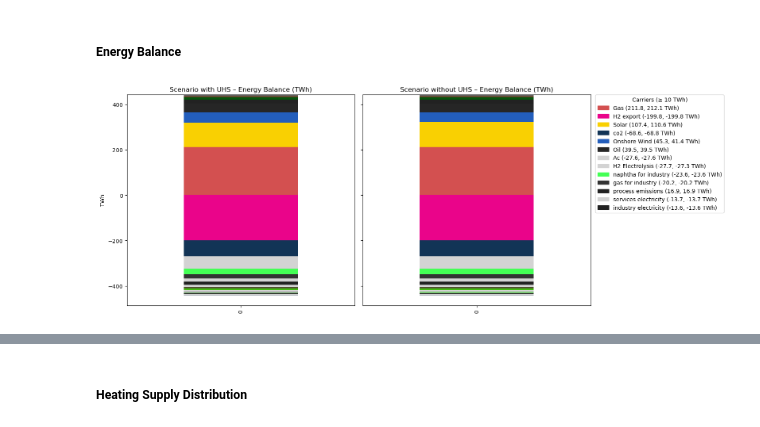
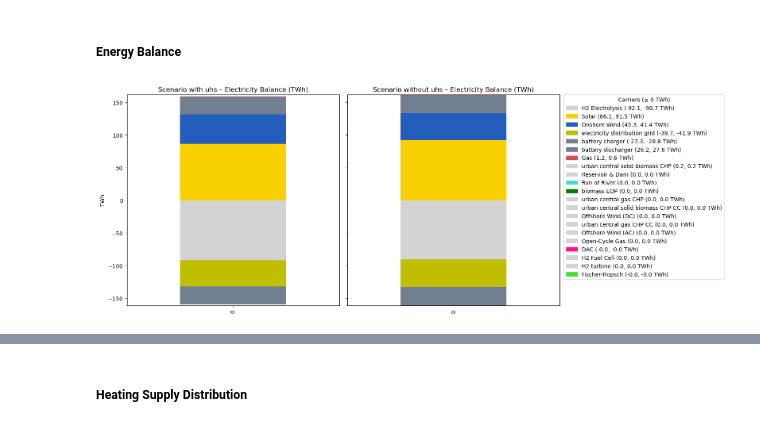
Before and after one commit to doneachh/undergroundstorage, a Jupyter notebook: workflow/notebooks/graphics.ipynb, the cells around one changed output, grey strips where cells are left out. Saved outputs shown, nothing was run; the diff lists cells and outputs as text; code cells hidden in the pictures.

Commit message:
graphics update

```diff
--- a/workflow/notebooks/graphics.ipynb
+++ b/workflow/notebooks/graphics.ipynb
@@ -1197,8 +1198,8 @@ plt.show()
 # =========================
 # User-adjustable threshold
 # =========================
-THRESHOLD_TWH = 0.1   # hide carriers with |value| < 0.1 TWh in BOTH scenarios
-LEGEND_THRESHOLD_TWH = 10  # show only carriers >= 10 TWh in legend
+THRESHOLD_TWH = 0   # hide carriers with |value| < 0.1 TWh in BOTH scenarios
+LEGEND_THRESHOLD_TWH = 0  # show only carriers >= 10 TWh in legend
 
 def compute_energy_balance(n: pypsa.Network) -> pd.Series:
     rename_cols = {
@@ -1209,7 +1210,7 @@ def compute_energy_balance(n: pypsa.Network) -> pd.Series:
     # Aggregate energy balance by carrier and convert MWh -> TWh
     eb = (
         n.statistics.energy_balance()
-        .loc[:, :, :]
+        .loc[:, :, "Ac"]
         .groupby("carrier")
         .sum()
         .div(1e6)  # MWh -> TWh
@@ -1225,26 +1226,26 @@ def compute_energy_balance(n: pypsa.Network) -> pd.Series:
 
 # --- Compute data (as Series) ---
 s_uhs = compute_energy_balance(uhs)
-s_wouhs = compute_energy_balance(woUHS)
+s_woUHS = compute_energy_balance(woUHS)
 
 # Harmonize index (carriers) between scenarios
-all_carriers = sorted(set(s_uhs.index) | set(s_wouhs.index))
+all_carriers = sorted(set(s_uhs.index) | set(s_woUHS.index))
 s_uhs = s_uhs.reindex(all_carriers, fill_value=0.0)
-s_wouhs = s_wouhs.reindex(all_carriers, fill_value=0.0)
+s_woUHS = s_woUHS.reindex(all_carriers, fill_value=0.0)
 
 # --- Apply threshold: keep only carriers with meaningful flows in either scenario ---
-mask = (s_uhs.abs() >= THRESHOLD_TWH) | (s_wouhs.abs() >= THRESHOLD_TWH)
+mask = (s_uhs.abs() >= THRESHOLD_TWH) | (s_woUHS.abs() >= THRESHOLD_TWH)
 s_uhs = s_uhs.loc[mask]
-s_wouhs = s_wouhs.loc[mask]
+s_woUHS = s_woUHS.loc[mask]
 
 # Sort carriers by combined absolute magnitude (more stable than raw sum if signs mix)
-order = (s_uhs.abs() + s_wouhs.abs()).sort_values(ascending=False).index.tolist()
+order = (s_uhs.abs() + s_woUHS.abs()).sort_values(ascending=False).index.tolist()
 s_uhs = s_uhs.reindex(order)
-s_wouhs = s_wouhs.reindex(order)
+s_woUHS = s_woUHS.reindex(order)
 
 # Convert to 1-row DataFrames for your bar plotting style
 df_uhs = s_uhs.to_frame().T
-df_wouhs = s_wouhs.to_frame().T
+df_woUHS = s_woUHS.to_frame().T
 
 # --- Assign colors ---
 colors = [get_color(c) for c in order]
@@ -1256,42 +1257,42 @@ df_uhs.plot.bar(
     stacked=True,
     ax=axes[0],
     legend=False,
-    title="Scenario with UHS – Energy Balance (TWh)",
+    title="Scenario with uhs – Electricity Balance (TWh)",
     color=colors
 )
 axes[0].set_xlabel("")
 axes[0].set_ylabel("TWh")
 
-df_wouhs.plot.bar(
+df_woUHS.plot.bar(
     stacked=True,
     ax=axes[1],
     legend=False,
-    title="Scenario without UHS – Energy Balance (TWh)",
+    title="Scenario without uhs – Electricity Balance (TWh)",
     color=colors
 )
 axes[1].set_xlabel("")
 axes[1].set_ylabel("")
 
 # --- Manually build the legend (threshold-controlled) ---
 labels, handles = [], []
 for c, col in zip(order, colors):
     val_uhs = float(df_uhs.iloc[0][c])
-    val_wouhs = float(df_wouhs.iloc[0][c])
+    val_woUHS = float(df_woUHS.iloc[0][c])
 
-    if (abs(val_uhs) >= LEGEND_THRESHOLD_TWH) or (abs(val_wouhs) >= LEGEND_THRESHOLD_TWH):
-        labels.append(f"{c} ({val_uhs:.1f}, {val_wouhs:.1f} TWh)")
+    if (abs(val_uhs) >= LEGEND_THRESHOLD_TWH) or (abs(val_woUHS) >= LEGEND_THRESHOLD_TWH):
+        labels.append(f"{c} ({val_uhs:.1f}, {val_woUHS:.1f} TWh)")
         handles.append(plt.Rectangle((0, 0), 1, 1, color=col))
 
 axes[1].legend(
     handles,
     labels,
     bbox_to_anchor=(1.02, 1),
     loc="upper left",
     borderaxespad=0,
     title=f"Carriers (≥ {LEGEND_THRESHOLD_TWH} TWh)"
 )
 
 plt.tight_layout()
 plt.show()
 # %% [output]
-[figure, old version]
+[figure, new version]
```
Also changed, not shown: parts of 17 cells of this notebook.
